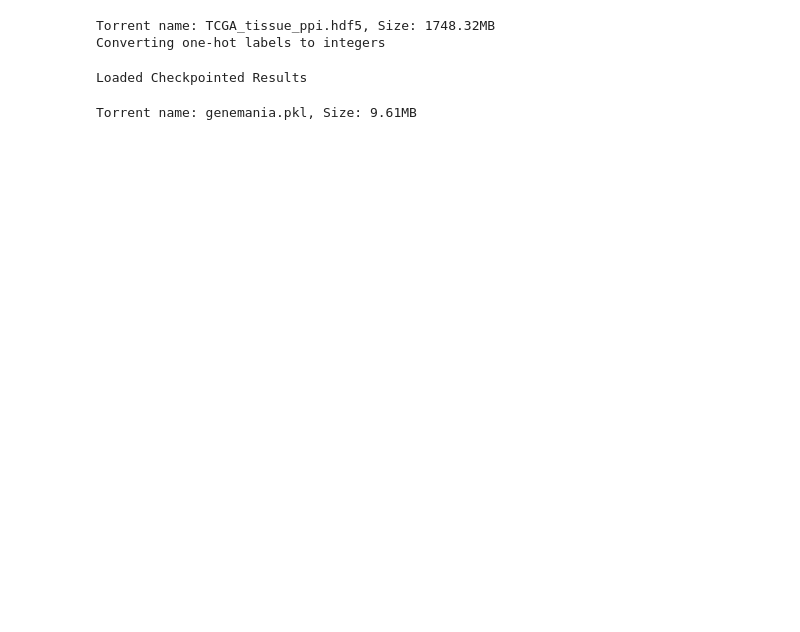
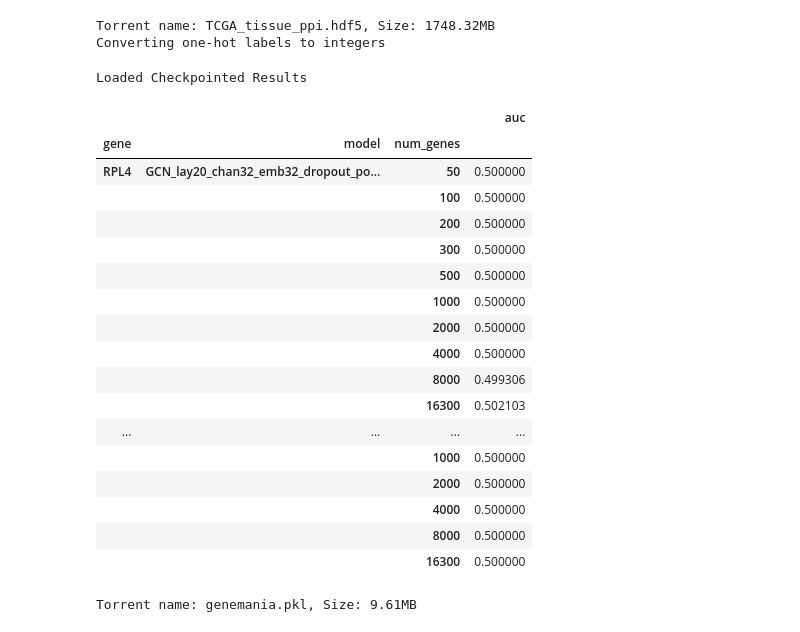
Before and after one commit to mila-iqia/gene-graph-conv, a Jupyter notebook: fig-5.ipynb, the cells around one changed output. Drawn from its saved outputs; the diff is of its cells as text; code cells hidden in the pictures; blank space fills up the shorter version.

```diff
--- a/fig-5.ipynb
+++ b/fig-5.ipynb
@@ -39,7 +39,26 @@ except Exception as e:
 # %% [output]
 Loaded Checkpointed Results
 # %%
-#results.groupby(["gene", "model", "num_genes"]).mean()
+results.groupby(["gene", "model", "num_genes"]).mean()
+# %% [output]
+|  |  |  | auc |
+| gene | model | num_genes |  |
+| RPL4 | GCN_lay20_chan32_emb32_dropout_po... | 50 | 0.500000 |
+|  |  | 100 | 0.500000 |
+|  |  | 200 | 0.500000 |
+|  |  | 300 | 0.500000 |
+|  |  | 500 | 0.500000 |
+|  |  | 1000 | 0.500000 |
+|  |  | 2000 | 0.500000 |
+|  |  | 4000 | 0.500000 |
+|  |  | 8000 | 0.499306 |
+|  |  | 16300 | 0.502103 |
+| ... | ... | ... | ... |
+|  |  | 1000 | 0.500000 |
+|  |  | 2000 | 0.500000 |
+|  |  | 4000 | 0.500000 |
+|  |  | 8000 | 0.500000 |
+|  |  | 16300 | 0.500000 |
 # %%
 gene_graph = GeneManiaGraph()
 # %% [output]
```
Also changed, not shown: parts of 5 cells of this notebook, 1 other file.
